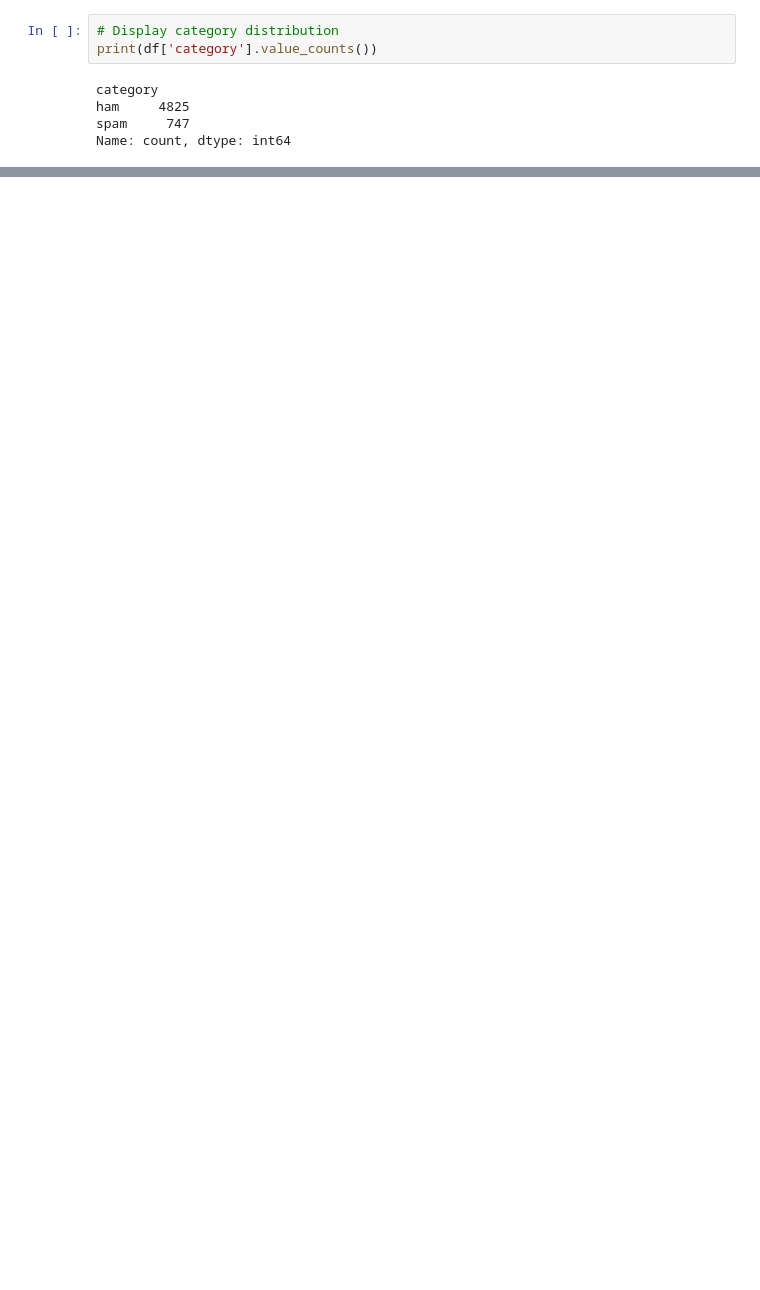
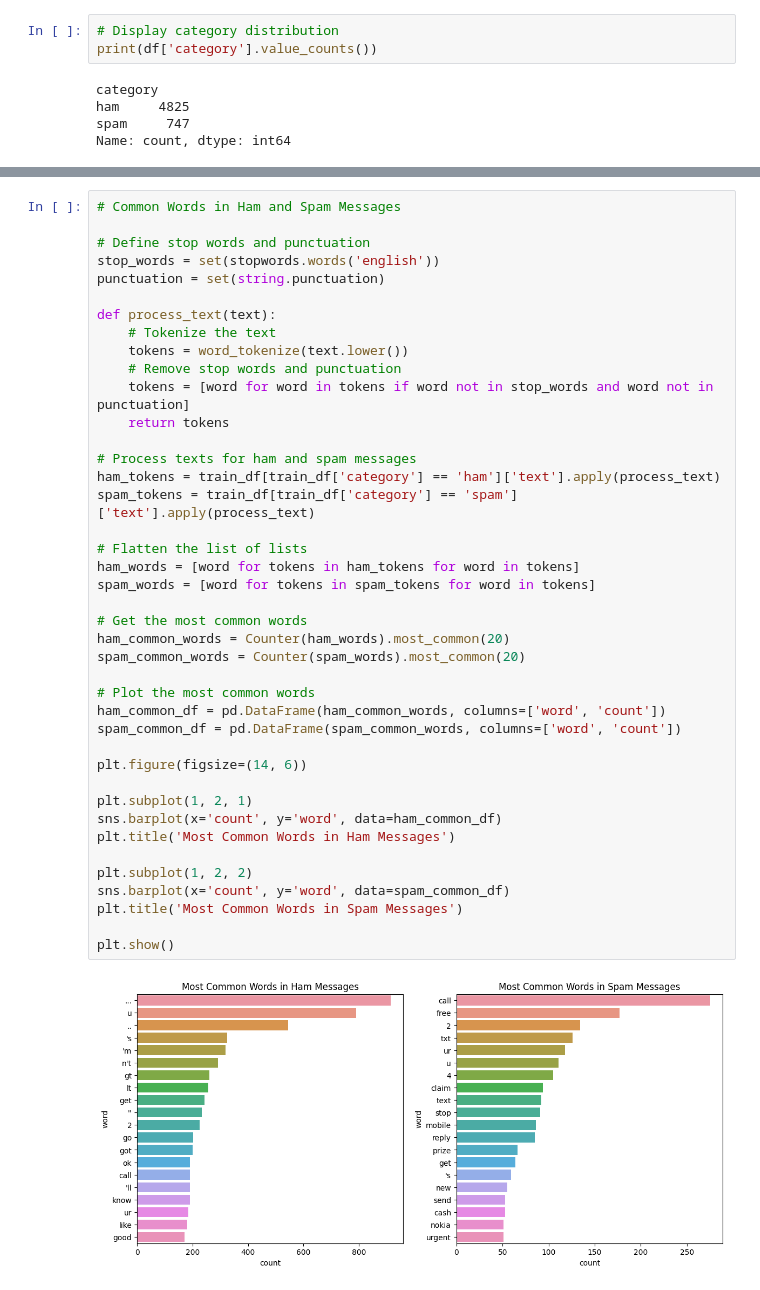
Before and after one commit to Slimcent/Spam-Message-Detection, a Jupyter notebook: Spam_Message_Detection.ipynb, the cells around one changed output, grey strips where cells are left out. Drawn from its saved outputs; the diff is of its cells as text; blank space fills up the shorter version.

```diff
--- a/Spam_Message_Detection.ipynb
+++ b/Spam_Message_Detection.ipynb
@@ -114,0 +167,43 @@ plt.show()
+# %%
+# Common Words in Ham and Spam Messages
+
+# Define stop words and punctuation
+stop_words = set(stopwords.words('english'))
+punctuation = set(string.punctuation)
+
+def process_text(text):
+    # Tokenize the text
+    tokens = word_tokenize(text.lower())
+    # Remove stop words and punctuation
+    tokens = [word for word in tokens if word not in stop_words and word not in punctuation]
+    return tokens
+
+# Process texts for ham and spam messages
+ham_tokens = train_df[train_df['category'] == 'ham']['text'].apply(process_text)
+spam_tokens = train_df[train_df['category'] == 'spam']['text'].apply(process_text)
+
+# Flatten the list of lists
+ham_words = [word for tokens in ham_tokens for word in tokens]
+spam_words = [word for tokens in spam_tokens for word in tokens]
+
+# Get the most common words
+ham_common_words = Counter(ham_words).most_common(20)
+spam_common_words = Counter(spam_words).most_common(20)
+
+# Plot the most common words
+ham_common_df = pd.DataFrame(ham_common_words, columns=['word', 'count'])
+spam_common_df = pd.DataFrame(spam_common_words, columns=['word', 'count'])
+
+plt.figure(figsize=(14, 6))
+
+plt.subplot(1, 2, 1)
+sns.barplot(x='count', y='word', data=ham_common_df)
+plt.title('Most Common Words in Ham Messages')
+
+plt.subplot(1, 2, 2)
+sns.barplot(x='count', y='word', data=spam_common_df)
+plt.title('Most Common Words in Spam Messages')
+
+plt.show()
+# %% [output]
+[figure, added]
```
Also changed, not shown: parts of 7 cells of this notebook.
